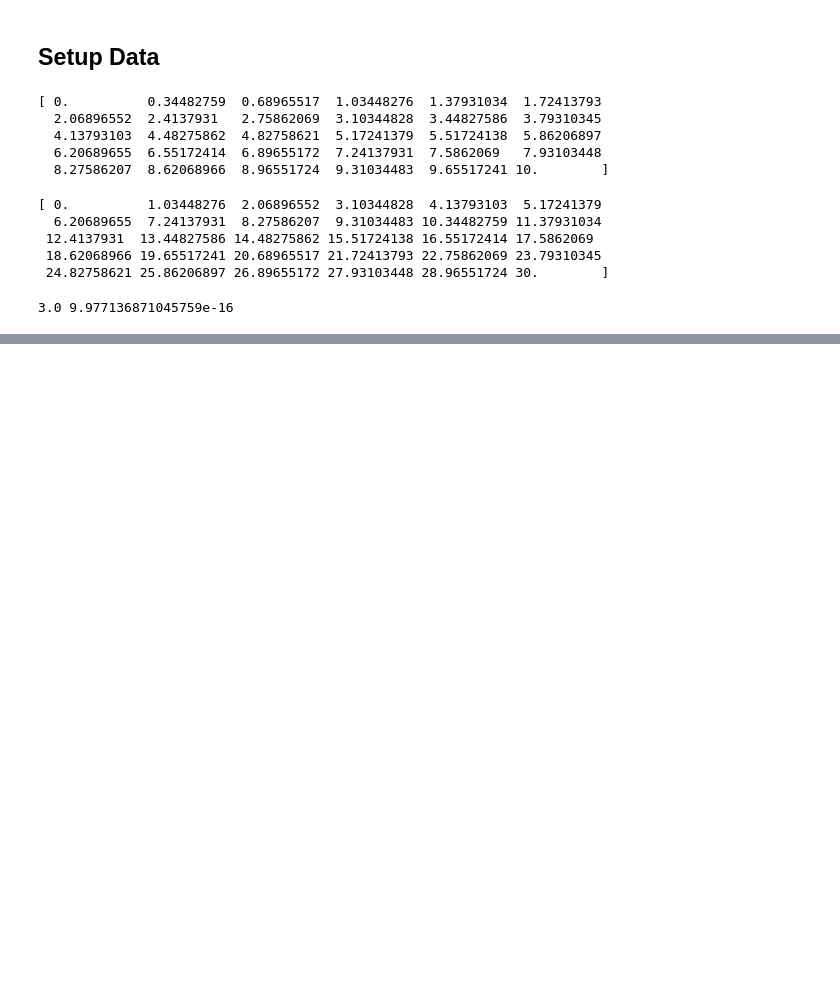
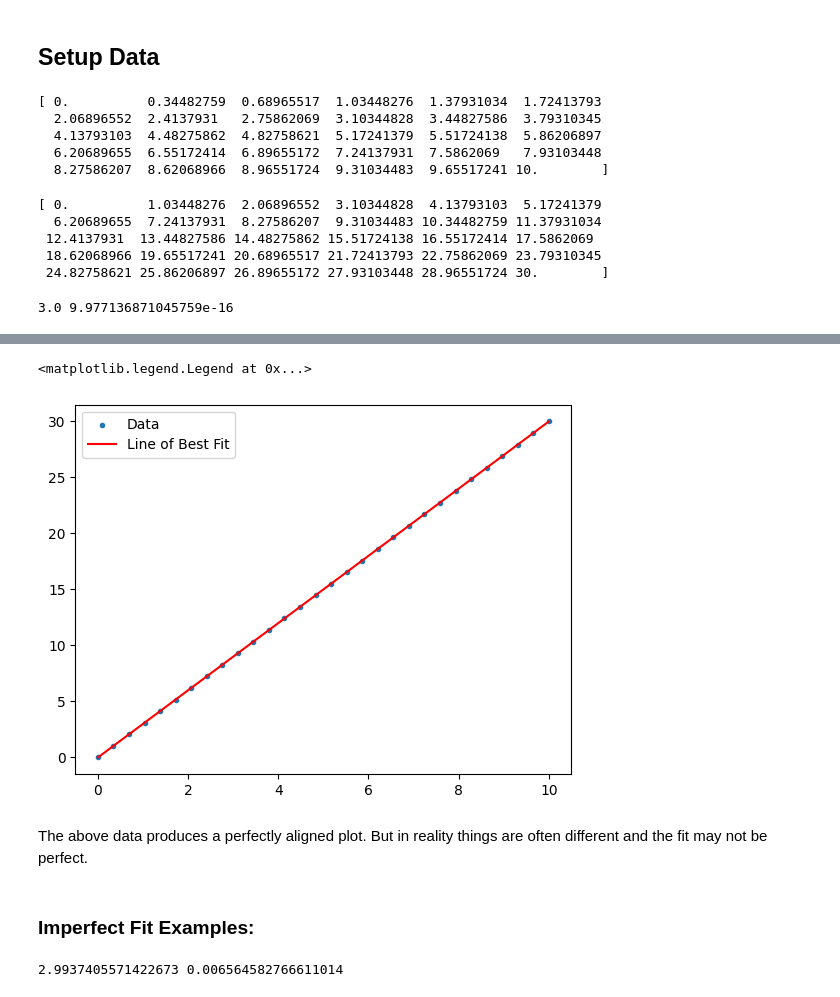
Before and after one commit to AnnaLoz28/principles_of_data_analytics, a Jupyter notebook: line_fitting.ipynb, the cells around one changed output, grey strips where cells are left out. Cells and saved outputs as stored; diff of their text form; code cells hidden in the pictures; blank space fills up the shorter version.

Commit message:
line fitting update

```diff
--- a/line_fitting.ipynb
+++ b/line_fitting.ipynb
@@ -50,7 +50,8 @@ print(y)
  18.62068966 19.65517241 20.68965517 21.72413793 22.75862069 23.79310345
  24.82758621 25.86206897 26.89655172 27.93103448 28.96551724 30.        ]
 # %%
-slope, intercept = np.polyfit(x, y, deg = 1) # deg = 1 is for linear fit
-print(slope, intercept)
+# use polyfit to fit a line to the data
+m, c = np.polyfit(x, y, deg = 1) # deg = 1 is for linear fit
+print(m, c)
 # %% [output]
 3.0 9.977136871045759e-16
@@ -56,0 +65,13 @@ print(slope, intercept)
+# %%
+# add the line of best fit to the plot
+fig, ax = plt.subplots()
+ax.scatter(x, y, marker = ".");
+ax.plot(x, m*x + c, color = "red");
+ax.legend(["Data", "Line of Best Fit"])
+# %% [output]
+<matplotlib.legend.Legend at 0x...>
+[figure, added]
+# %% [markdown]
+The above data produces a perfectly aligned plot. But in reality things are often different and the fit may not be perfect.
+# %% [markdown]
+### Imperfect Fit Examples:
@@ -56,0 +82,6 @@ print(slope, intercept)
+# %%
+# use polyfit to fit a line to the data
+m, c = np.polyfit(x, y, deg = 1)
+print(m, c)
+# %% [output]
+2.9937405571422673 0.006564582766611014
```
Also changed, not shown: parts of 7 cells of this notebook.
